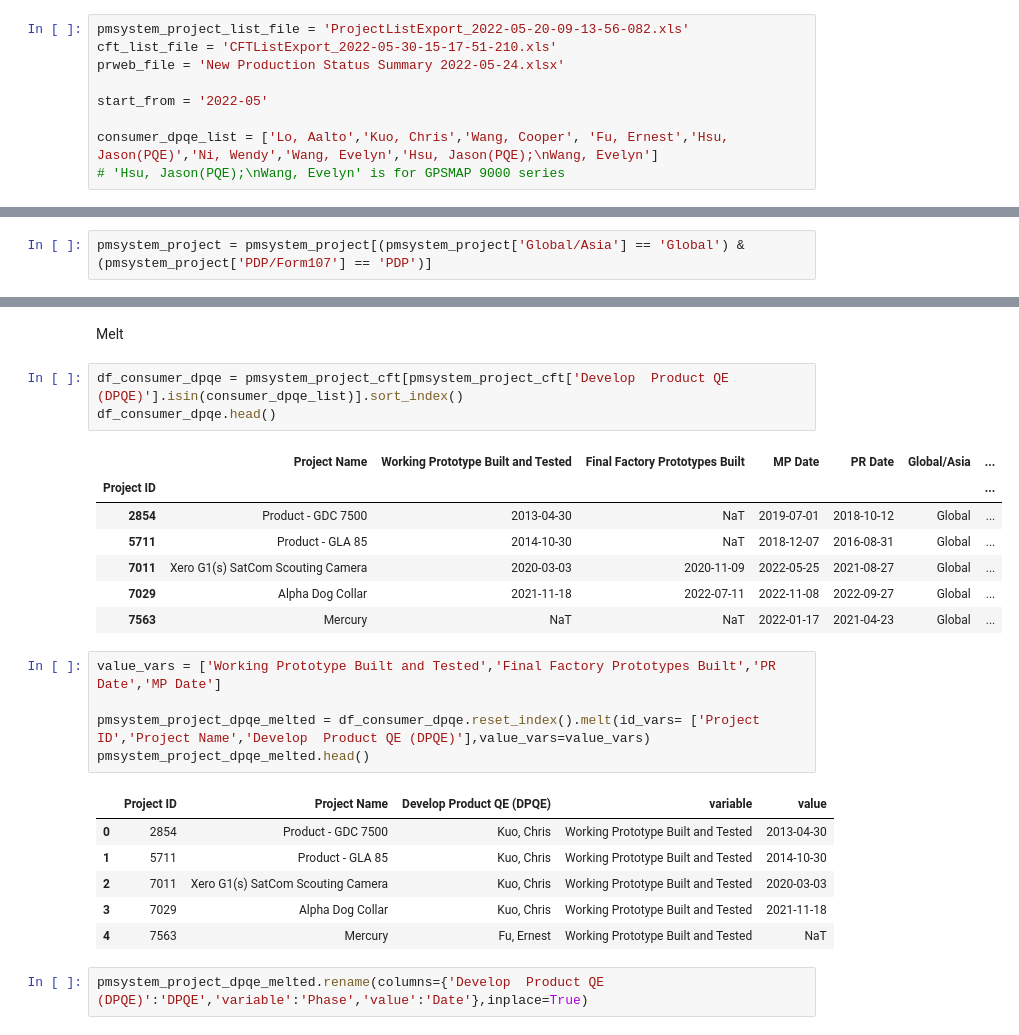
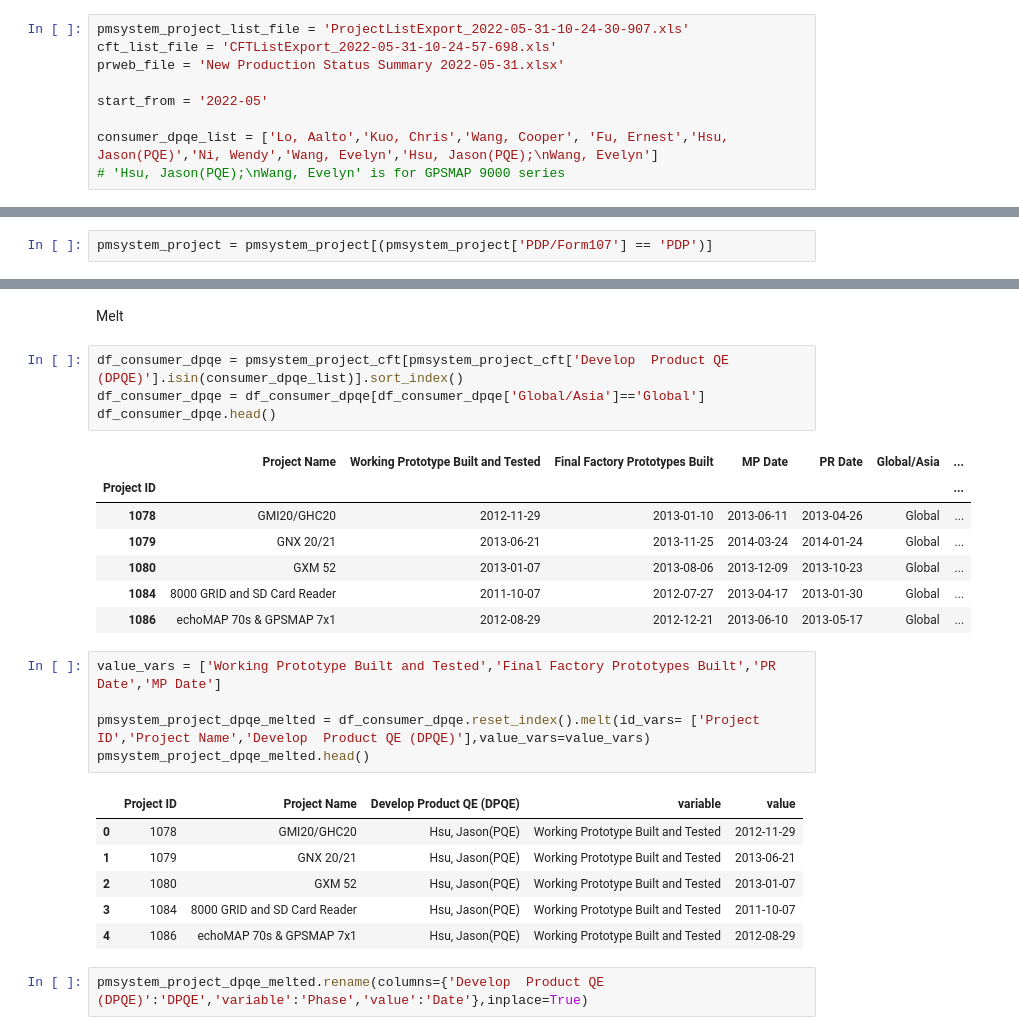
Before and after one commit to CPWRF/Projects, a Jupyter notebook: GMLA loading analysis/PMsystem_PRweb/LoadingAnalysis_PRweb _PMsystem.ipynb, the cells around one changed output, grey strips where cells are left out. Saved outputs shown, nothing was run; the diff lists cells and outputs as text.

```diff
--- a/GMLA loading analysis/PMsystem_PRweb/LoadingAnalysis_PRweb _PMsystem.ipynb
+++ b/GMLA loading analysis/PMsystem_PRweb/LoadingAnalysis_PRweb _PMsystem.ipynb
@@ -4,9 +4,9 @@ import pandas as pd
 import matplotlib.pyplot as plt
 import seaborn as sns
 # %%
-pmsystem_project_list_file = 'ProjectListExport_2022-05-20-09-13-56-082.xls'
-cft_list_file = 'CFTListExport_2022-05-30-15-17-51-210.xls'
-prweb_file = 'New Production Status Summary 2022-05-24.xlsx'
+pmsystem_project_list_file = 'ProjectListExport_2022-05-31-10-24-30-907.xls'
+cft_list_file = 'CFTListExport_2022-05-31-10-24-57-698.xls'
+prweb_file = 'New Production Status Summary 2022-05-31.xlsx'
 
 start_from = '2022-05'
 
@@ -30,7 +30,7 @@ pmsystem_cft.head()
 | 13009 | Kuo, Chris |
 | 14984 | Kuo, Chris |
 # %%
-pmsystem_project = pmsystem_project[(pmsystem_project['Global/Asia'] == 'Global') & (pmsystem_project['PDP/Form107'] == 'PDP')]
+pmsystem_project = pmsystem_project[(pmsystem_project['PDP/Form107'] == 'PDP')]
 # %% [markdown]
 Merge project and CFT lists
 # %%
@@ -81,15 +117,16 @@ multi_dpqe[multi_dpqe['Develop  Product QE (DPQE)'].str.contains('\n')]
 Melt
 # %%
 df_consumer_dpqe = pmsystem_project_cft[pmsystem_project_cft['Develop  Product QE (DPQE)'].isin(consumer_dpqe_list)].sort_index()
+df_consumer_dpqe = df_consumer_dpqe[df_consumer_dpqe['Global/Asia']=='Global']
 df_consumer_dpqe.head()
 # %% [output]
 |  | Project Name | Working Prototype Built and Tested | Final Factory Prototypes Built | MP Date | PR Date | Global/Asia | ... |
 | Project ID |  |  |  |  |  |  | ... |
-| 2854 | Product - GDC 7500 | 2013-04-30 | NaT | 2019-07-01 | 2018-10-12 | Global | ... |
-| 5711 | Product - GLA 85 | 2014-10-30 | NaT | 2018-12-07 | 2016-08-31 | Global | ... |
-| 7011 | Xero G1(s) SatCom Scouting Camera | 2020-03-03 | 2020-11-09 | 2022-05-25 | 2021-08-27 | Global | ... |
-| 7029 | Alpha Dog Collar | 2021-11-18 | 2022-07-11 | 2022-11-08 | 2022-09-27 | Global | ... |
-| 7563 | Mercury | NaT | NaT | 2022-01-17 | 2021-04-23 | Global | ... |
+| 1078 | GMI20/GHC20 | 2012-11-29 | 2013-01-10 | 2013-06-11 | 2013-04-26 | Global | ... |
+| 1079 | GNX 20/21 | 2013-06-21 | 2013-11-25 | 2014-03-24 | 2014-01-24 | Global | ... |
+| 1080 | GXM 52 | 2013-01-07 | 2013-08-06 | 2013-12-09 | 2013-10-23 | Global | ... |
+| 1084 | 8000 GRID and SD Card Reader | 2011-10-07 | 2012-07-27 | 2013-04-17 | 2013-01-30 | Global | ... |
+| 1086 | echoMAP 70s & GPSMAP 7x1 | 2012-08-29 | 2012-12-21 | 2013-06-10 | 2013-05-17 | Global | ... |
 # %%
 value_vars = ['Working Prototype Built and Tested','Final Factory Prototypes Built','PR Date','MP Date']
 
@@ -97,11 +134,11 @@ pmsystem_project_dpqe_melted = df_consumer_dpqe.reset_index().melt(id_vars= ['Pr
 pmsystem_project_dpqe_melted.head()
 # %% [output]
 |  | Project ID | Project Name | Develop Product QE (DPQE) | variable | value |
-| 0 | 2854 | Product - GDC 7500 | Kuo, Chris | Working Prototype Built and Tested | 2013-04-30 |
-| 1 | 5711 | Product - GLA 85 | Kuo, Chris | Working Prototype Built and Tested | 2014-10-30 |
-| 2 | 7011 | Xero G1(s) SatCom Scouting Camera | Kuo, Chris | Working Prototype Built and Tested | 2020-03-03 |
-| 3 | 7029 | Alpha Dog Collar | Kuo, Chris | Working Prototype Built and Tested | 2021-11-18 |
-| 4 | 7563 | Mercury | Fu, Ernest | Working Prototype Built and Tested | NaT |
+| 0 | 1078 | GMI20/GHC20 | Hsu, Jason(PQE) | Working Prototype Built and Tested | 2012-11-29 |
+| 1 | 1079 | GNX 20/21 | Hsu, Jason(PQE) | Working Prototype Built and Tested | 2013-06-21 |
+| 2 | 1080 | GXM 52 | Hsu, Jason(PQE) | Working Prototype Built and Tested | 2013-01-07 |
+| 3 | 1084 | 8000 GRID and SD Card Reader | Hsu, Jason(PQE) | Working Prototype Built and Tested | 2011-10-07 |
+| 4 | 1086 | echoMAP 70s & GPSMAP 7x1 | Hsu, Jason(PQE) | Working Prototype Built and Tested | 2012-08-29 |
 # %%
 pmsystem_project_dpqe_melted.rename(columns={'Develop  Product QE (DPQE)':'DPQE','variable':'Phase','value':'Date'},inplace=True)
 # %%
```
Also changed, not shown: parts of 22 cells of this notebook, 11 other files.
